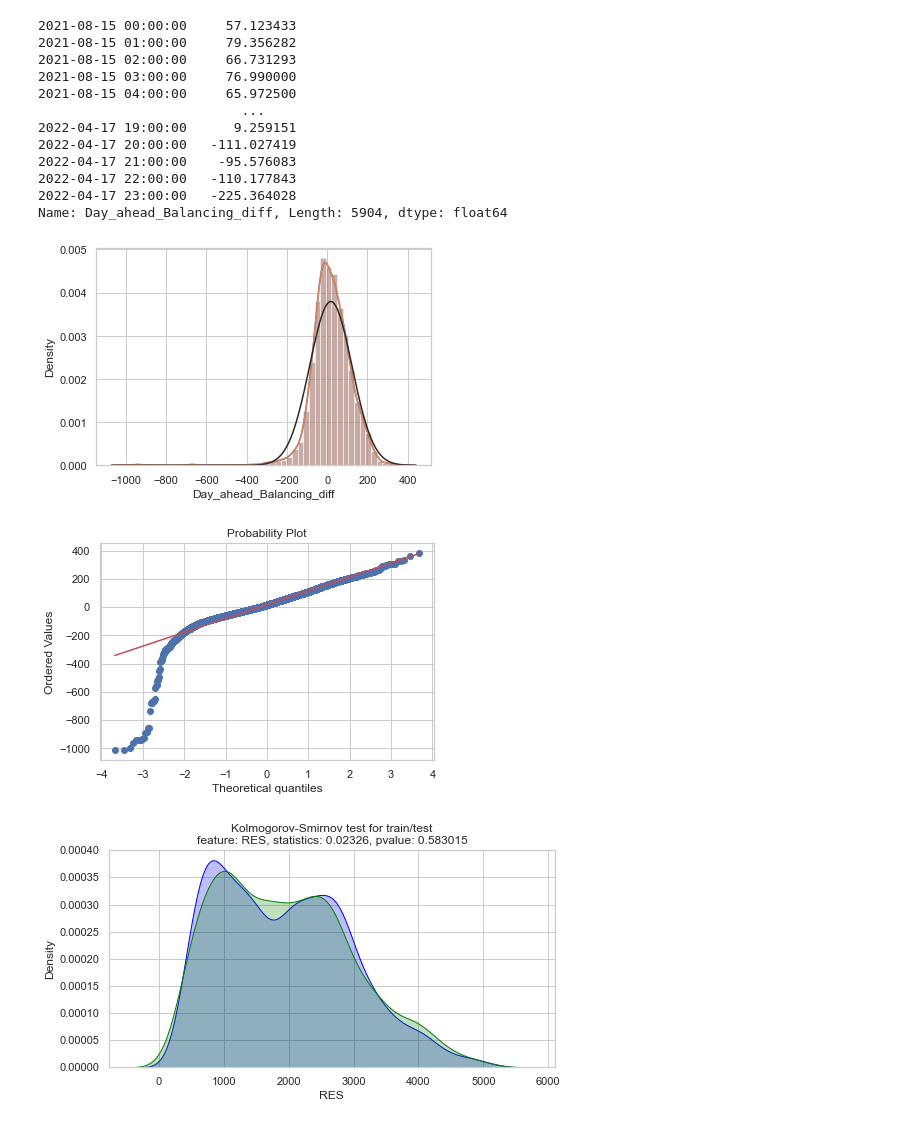
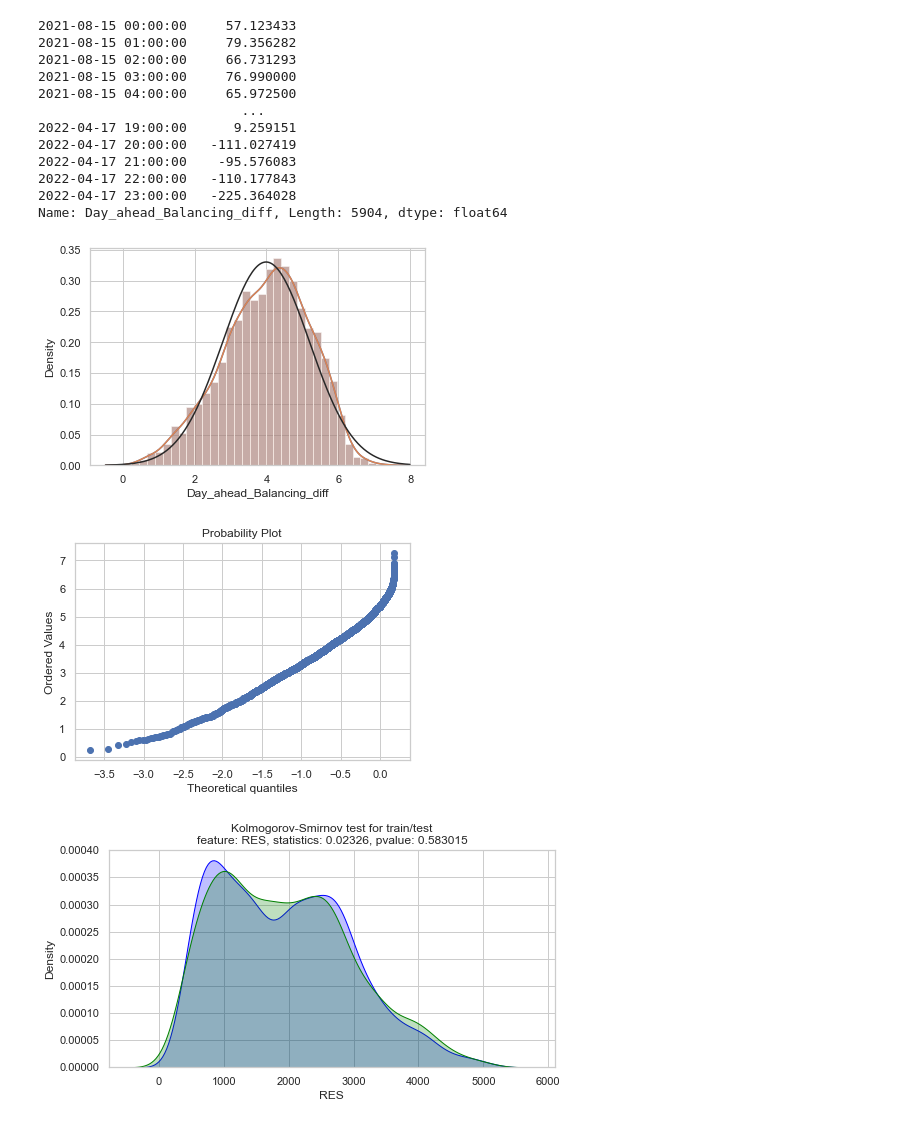
Before and after one commit to nikolaspistiolas/GreekEnergyMarket, a Jupyter notebook: Prices_forecasting/Balancing Market Imbalance Regression Model.ipynb, the cells around one changed output. Cells and saved outputs as stored; diff of their text form; code cells hidden in the pictures.

```diff
--- a/Prices_forecasting/Balancing Market Imbalance Regression Model.ipynb
+++ b/Prices_forecasting/Balancing Market Imbalance Regression Model.ipynb
@@ -223,13 +223,13 @@ Name: Day_ahead_Balancing_diff, Length: 5904, dtype: float64
 # %%
 from scipy.stats import norm
 from scipy import stats
-sns.distplot(y);
-sns.distplot(y, fit=norm)
+sns.distplot(pow(y,1/3));
+sns.distplot(pow(y,1/3), fit=norm)
 fig = plt.figure()
-res = stats.probplot(y, plot=plt)
+res = stats.probplot(pow(y,1/3), plot=plt)
 # %% [output]
-[figure, old version]
+[figure, new version]
-[figure, old version]
+[figure, new version]
 # %%
 from sklearn.model_selection import train_test_split
 #from sklearn.metrics import accuracy_score
```
Also changed, not shown: parts of 6 cells of this notebook.
